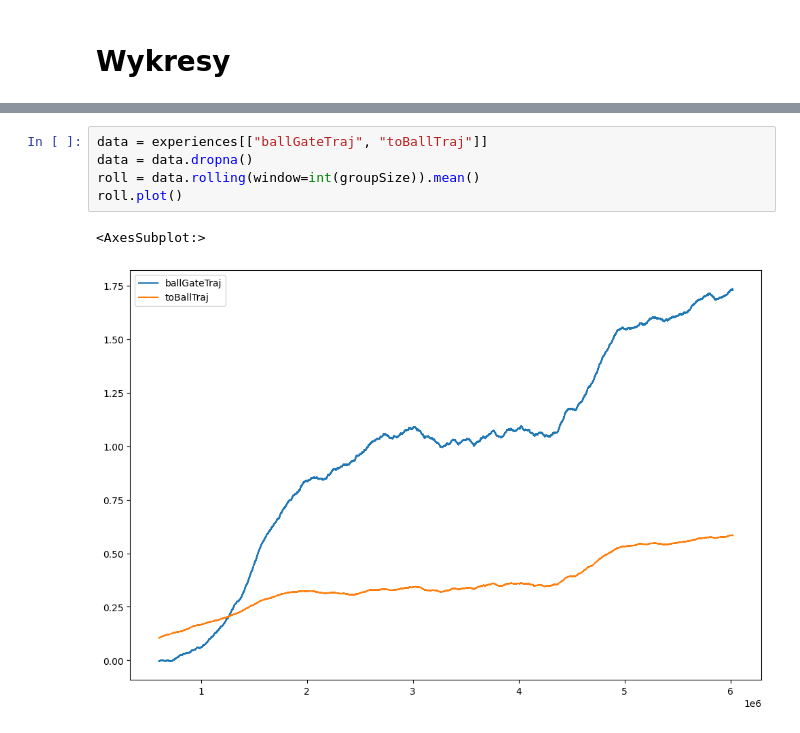
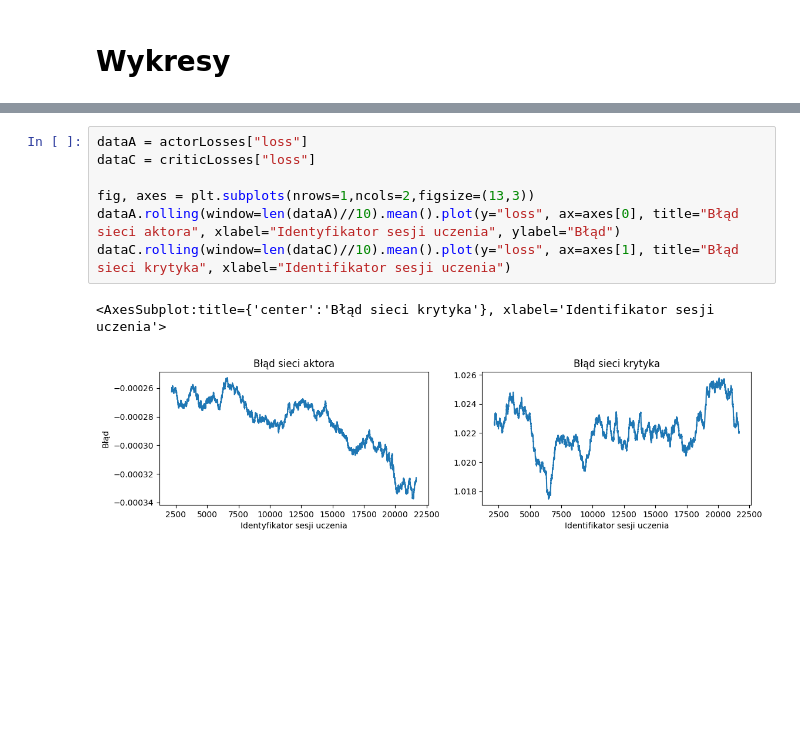
Before and after one commit to radiol00/mgrv3, a Jupyter notebook: hax_stat_analysis.ipynb, the cells around one changed output, grey strips where cells are left out. Saved outputs shown, nothing was run; the diff lists cells and outputs as text; blank space fills up the shorter version.

```diff
--- a/hax_stat_analysis.ipynb
+++ b/hax_stat_analysis.ipynb
@@ -51,8 +42,10 @@ data.rolling(window=len(data)//10).mean().plot(y="loss")
-# %%
-data = experiences[["ballGateTraj", "toBallTraj"]]
-data = data.dropna()
-roll = data.rolling(window=int(groupSize)).mean()
-roll.plot()
-# %% [output]
-<AxesSubplot:>
-[figure, removed]
+# %%
+dataA = actorLosses["loss"]
+dataC = criticLosses["loss"]
+
+fig, axes = plt.subplots(nrows=1,ncols=2,figsize=(13,3))
+dataA.rolling(window=len(dataA)//10).mean().plot(y="loss", ax=axes[0], title="Błąd sieci aktora", xlabel="Identyfikator sesji uczenia", ylabel="Błąd")
+dataC.rolling(window=len(dataC)//10).mean().plot(y="loss", ax=axes[1], title="Błąd sieci krytyka", xlabel="Identifikator sesji uczenia")
+# %% [output]
+<AxesSubplot:title={'center':'Błąd sieci krytyka'}, xlabel='Identifikator sesji uczenia'>
+[figure, added]
```
Also changed, not shown: parts of 7 cells of this notebook, 11 other files.
